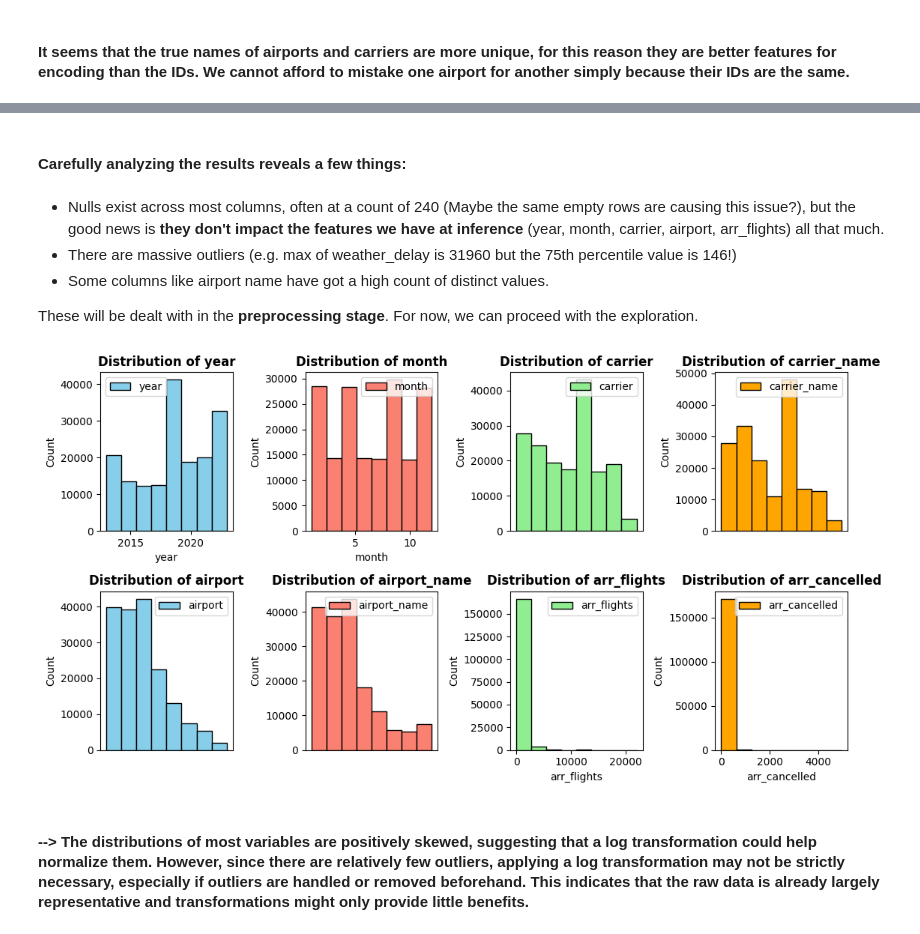
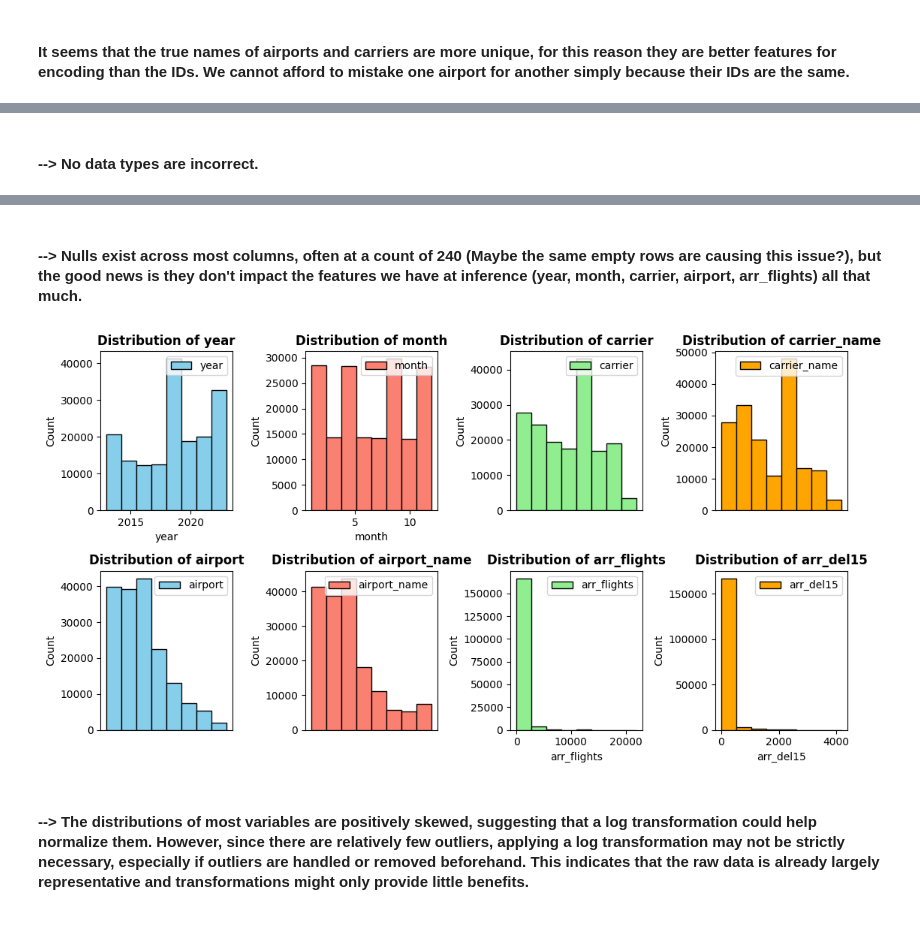
Before and after one commit to AnastasiaRassi/Forecasting-Flight-Delays-Monthly, a Jupyter notebook: notebooks/01_eda_cleaning.ipynb, the cells around one changed output, grey strips where cells are left out. Saved outputs shown, nothing was run; the diff lists cells and outputs as text; code cells hidden in the pictures.

Commit message:
outlier handling

```diff
--- a/notebooks/01_eda_cleaning.ipynb
+++ b/notebooks/01_eda_cleaning.ipynb
@@ -87,6 +89,8 @@ weather_delay: float64
 nas_delay: float64
 security_delay: float64
 late_aircraft_delay: float64
+# %% [markdown]
+#### --> No data types are incorrect.
 # %%
 df.isna().sum()
 # %% [output]
@@ -107,51 +111,49 @@ nas_delay              240
 security_delay         240
 late_aircraft_delay    240
 dtype: int64
-# %% [markdown]
-#### Carefully analyzing the results reveals a few things:
-# %% [markdown]
-* Nulls exist across most columns, often at a count of 240 (Maybe the same empty rows are causing this issue?), but the good news is **they don't impact the features we have at inference** (year, month, carrier, airport, arr_flights) all that much.
-* There are massive outliers (e.g. max of weather_delay	is 31960 but the 75th percentile value is 146!)
-* Some columns like airport name have got a high count of distinct values.
-
-These will be dealt with in the **preprocessing stage**. For now, we can proceed with the exploration.
+# %% [markdown]
+#### --> Nulls exist across most columns, often at a count of 240 (Maybe the same empty rows are causing this issue?), but the good news is **they don't impact the features we have at inference** (year, month, carrier, airport, arr_flights) all that much.
 # %%
 import matplotlib.pyplot as plt
 
+# Considering what's truly present during training / inference is essential, because there's no point
+# wasting our time trying to explore data we won't use.
 cols_present_at_inference = [
     'year', 'month', 'carrier', 'carrier_name',
-    'airport', 'airport_name', 'arr_flights', 'arr_cancelled'
+    'airport', 'airport_name', 'arr_flights', 'arr_del15'
 ]
 
-rows, cols = 2, 4
+rows, cols = 2, 4 # We only need 8 plots, so 2 rows 4 cols
 fig, axes = plt.subplots(rows, cols, figsize=(11, 6))
 axes = axes.flatten()
 
 colors = ["skyblue", "salmon", "lightgreen", "orange"]
 
+# For high cardinality columns, I'd avoid labeling every tick on x-axis to reduce clutter.
 high_card_cols = ['carrier_name', 'airport_name', 'airport', 'carrier']
+
 
 for i, (ax, col) in enumerate(zip(axes, cols_present_at_inference)):
     color = colors[i % len(colors)]
     ax.hist(df[col].to_numpy(), bins=8, edgecolor="black", color=color, label=col)
     ax.set_title(f"Distribution of {col}", fontsize=12, fontweight='bold')
 
     ax.set_ylabel("Count")
 
     if col not in high_card_cols:
         ax.set_xlabel(col)
     else:
         ax.set_xticks([])
 
     ax.legend()
 
 for ax in axes[len(cols_present_at_inference):]:
     ax.axis("off")
 
 plt.tight_layout()
 plt.show()
 # %% [output]
-[figure, old version]
+[figure, new version]
 # %% [markdown]
 #### --> The distributions of most variables are positively skewed, suggesting that a log transformation could help normalize them. However, since there are relatively few outliers, applying a log transformation may not be strictly necessary, especially if outliers are handled or removed beforehand. This indicates that the raw data is already largely representative and transformations might only provide little benefits.
 # %%
```
Also changed, not shown: parts of 29 cells of this notebook, 2 other files.
